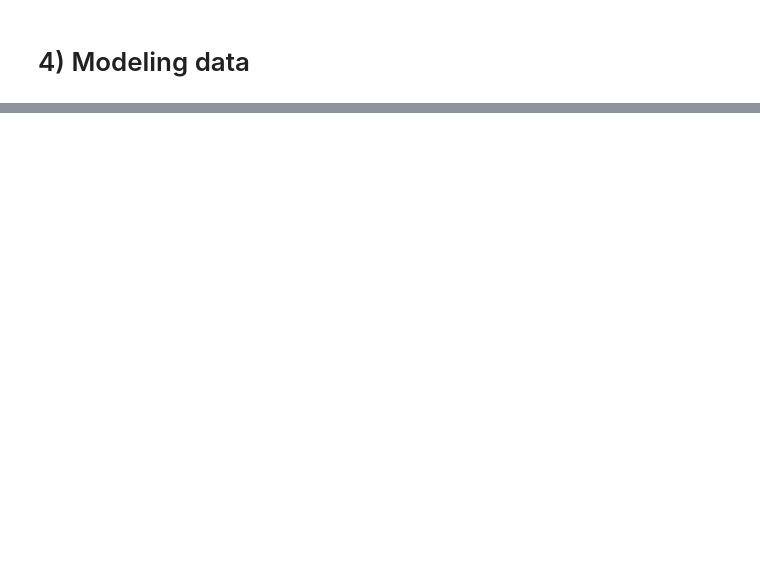
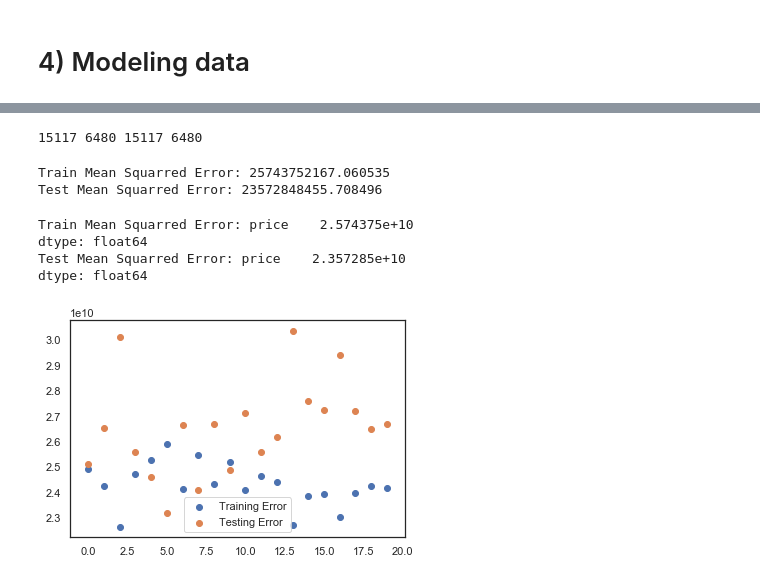
Before and after one commit to nikolholicka/curriculum, a Jupyter notebook: mod1/project/dsc-1-final-project-online-ds-pt-041519/project_workbook.ipynb, the cells around one changed output, grey strips where cells are left out. Drawn from its saved outputs; the diff is of its cells as text; code cells hidden in the pictures; blank space fills up the shorter version.

Commit message:
more validations

```diff
--- a/mod1/project/dsc-1-final-project-online-ds-pt-041519/project_workbook.ipynb
+++ b/mod1/project/dsc-1-final-project-online-ds-pt-041519/project_workbook.ipynb
@@ -661,0 +560,4 @@ memory usage: 3.3+ MB
+# %%
+df = df.rename(columns={'reno_-1':'renominus1','reno_0':'reno0','reno_1':'reno1','reno_2':'reno2','reno_3':'reno3','reno_4':'reno4','reno_5':'reno5','reno_6':'reno6'})
+# %%
+df = df.rename(columns={'bed_-1':'bedminus1'})
@@ -742,0 +664,21 @@ for column in ['bedrooms', 'bathrooms', 'sqft_living', 'sqft_lot','floors', 'vie
+# %%
+#train-test split. REGRESSION MODEL VALIDATION
+
+
+y = df[["price"]]
+X = df.drop(["price"], axis=1)
+
+
+from sklearn.model_selection import train_test_split
+X_train, X_test, y_train, y_test = train_test_split(X, y, test_size = 0.3)
+# %%
+print(len(X_train), len(X_test), len(y_train), len(y_test))
+# %% [output]
+15117 6480 15117 6480
+# %%
+from sklearn.linear_model import LinearRegression
+linreg = LinearRegression()
+linreg.fit(X_train, y_train)
+
+y_hat_train = linreg.predict(X_train)
+y_hat_test = linreg.predict(X_test)
@@ -742,0 +688,42 @@ for column in ['bedrooms', 'bathrooms', 'sqft_living', 'sqft_lot','floors', 'vie
+# %%
+from sklearn.metrics import mean_squared_error
+
+train_mse = mean_squared_error(y_train, y_hat_train)
+test_mse = mean_squared_error(y_test, y_hat_test)
+print('Train Mean Squarred Error:', train_mse)
+print('Test Mean Squarred Error:', test_mse)
+# %% [output]
+Train Mean Squarred Error: 25743752167.060535
+Test Mean Squarred Error: 23572848455.708496
+# %%
+mse_train = np.sum((y_train-y_hat_train)**2)/len(y_train)
+mse_test =np.sum((y_test-y_hat_test)**2)/len(y_test)
+print('Train Mean Squarred Error:', mse_train)
+print('Test Mean Squarred Error:', mse_test)
+# %% [output]
+Train Mean Squarred Error: price    2.574375e+10
+dtype: float64
+Test Mean Squarred Error: price    2.357285e+10
+dtype: float64
+# %%
+from sklearn.model_selection import train_test_split
+from sklearn.metrics import mean_squared_error
+from sklearn.linear_model import LinearRegression
+linreg = LinearRegression()
+import matplotlib.pyplot as plt
+
+num = 20
+train_err = []
+test_err = []
+for i in range(num):
+    X_train, X_test, y_train, y_test = train_test_split(X, y, test_size=0.33)
+    linreg.fit(X_train, y_train)
+    y_hat_train = linreg.predict(X_train)
+    y_hat_test = linreg.predict(X_test)
+    train_err.append(mean_squared_error(y_train, y_hat_train))
+    test_err.append(mean_squared_error(y_test, y_hat_test))
+plt.scatter(list(range(num)), train_err, label='Training Error')
+plt.scatter(list(range(num)), test_err, label='Testing Error')
+plt.legend();
+# %% [output]
+[figure, added]
```
Also changed, not shown: parts of 44 cells of this notebook.
